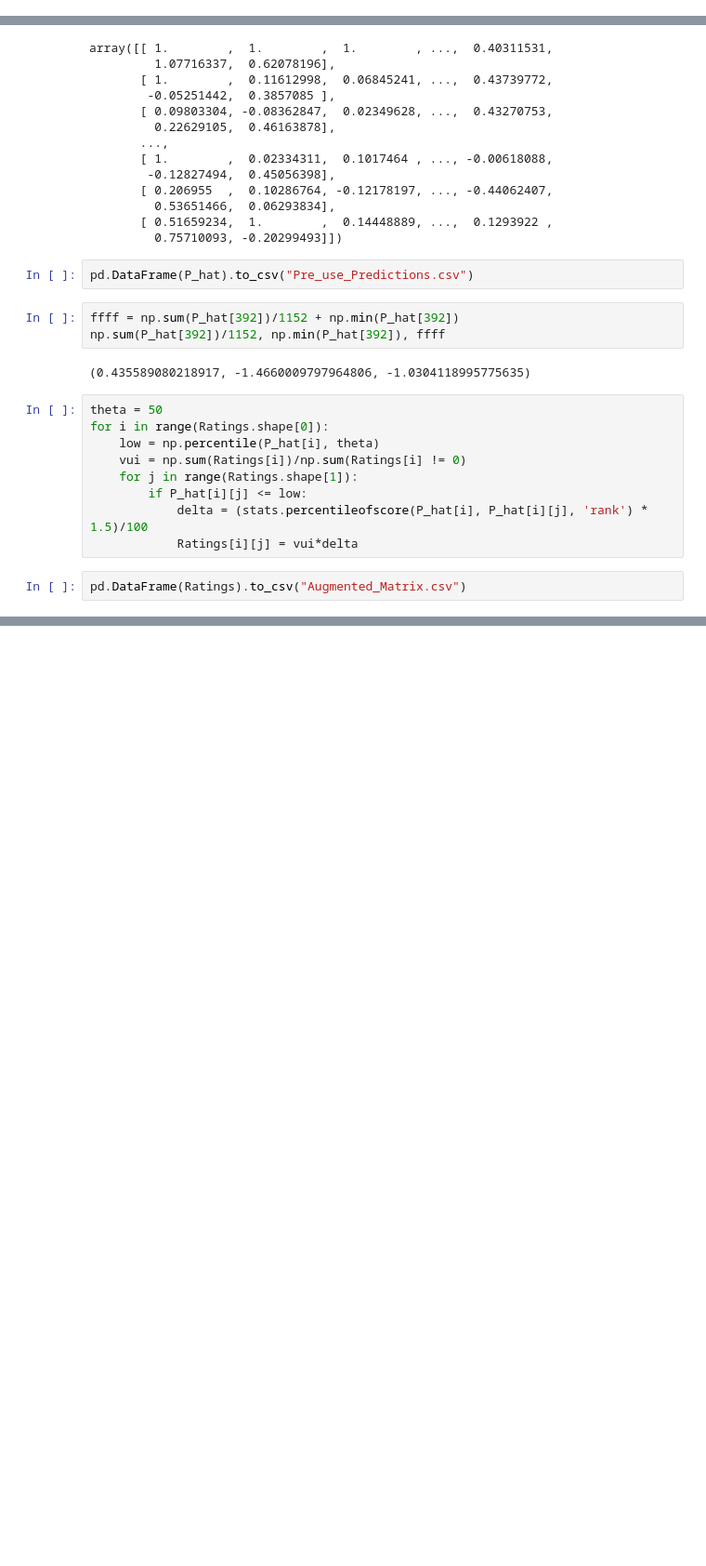
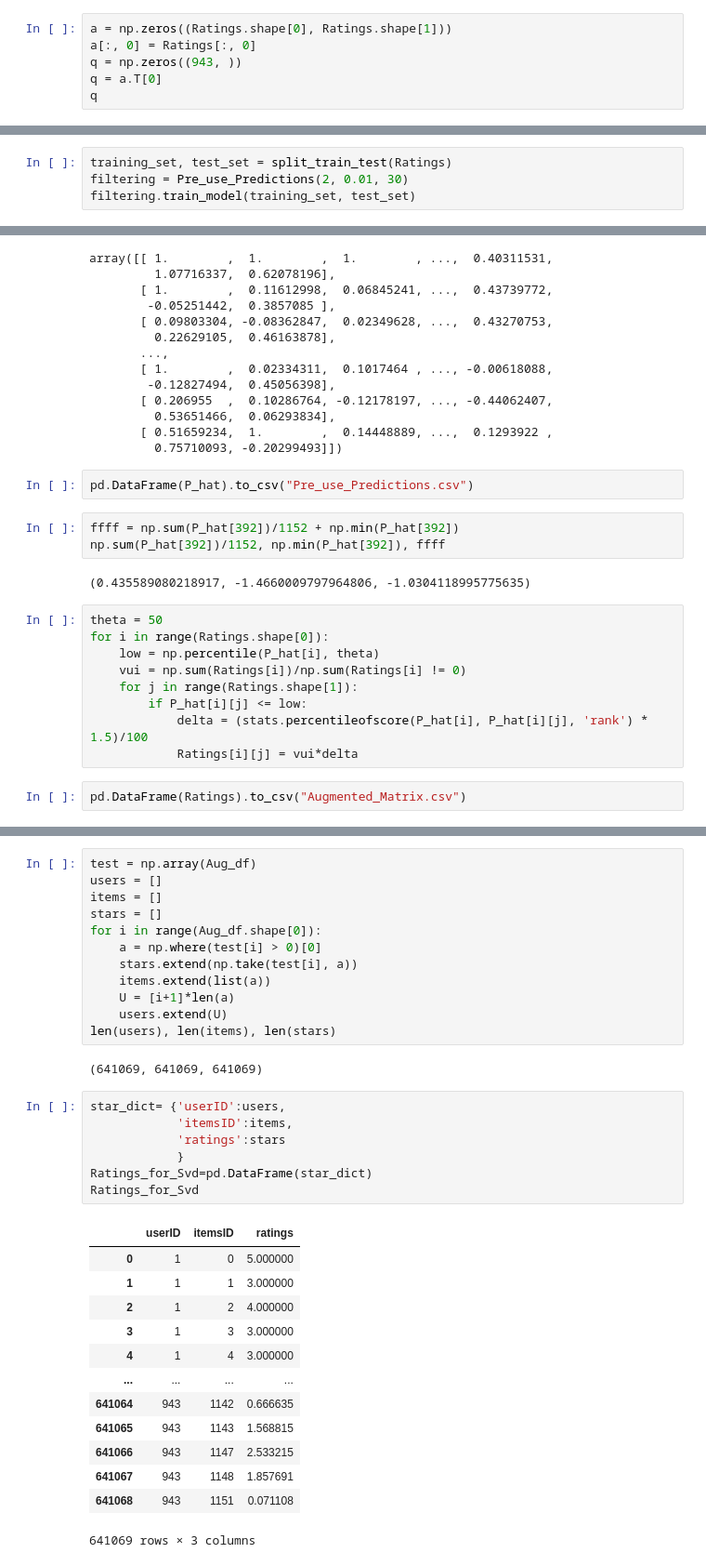
Before and after one commit to SiddhantThakur7/L-Injection-Recommendation-Systems, a Jupyter notebook: J Component.ipynb, the cells around one changed output, grey strips where cells are left out. Shown at 93% size. Saved outputs shown, nothing was run; the diff lists cells and outputs as text; blank space fills up the shorter version.

```diff
--- a/J Component.ipynb
+++ b/J Component.ipynb
@@ -248,0 +237,6 @@ item_wts.shape, user_wts.shape
+# %%
+a = np.zeros((Ratings.shape[0], Ratings.shape[1]))
+a[:, 0] = Ratings[:, 0]
+q = np.zeros((943, ))
+q = a.T[0]
+q
@@ -311,3 +353,7 @@ class Pre_use_Predictions:
         plt.xlabel('num of iterations')
         plt.ylabel('MSE val')
         plt.legend(loc = 'best')
+# %%
+training_set, test_set = split_train_test(Ratings)
+filtering = Pre_use_Predictions(2, 0.01, 30)
+filtering.train_model(training_set, test_set)
@@ -455,0 +525,35 @@ pd.DataFrame(Ratings).to_csv("Augmented_Matrix.csv")
+# %%
+test = np.array(Aug_df)
+users = []
+items = []
+stars = []
+for i in range(Aug_df.shape[0]):
+    a = np.where(test[i] > 0)[0]
+    stars.extend(np.take(test[i], a))
+    items.extend(list(a))
+    U = [i+1]*len(a)
+    users.extend(U)
+len(users), len(items), len(stars)
+# %% [output]
+(641069, 641069, 641069)
+# %%
+star_dict= {'userID':users,
+            'itemsID':items,
+            'ratings':stars
+            }
+Ratings_for_Svd=pd.DataFrame(star_dict)
+Ratings_for_Svd
+# %% [output]
+|  | userID | itemsID | ratings |
+| 0 | 1 | 0 | 5.000000 |
+| 1 | 1 | 1 | 3.000000 |
+| 2 | 1 | 2 | 4.000000 |
+| 3 | 1 | 3 | 3.000000 |
+| 4 | 1 | 4 | 3.000000 |
+| ... | ... | ... | ... |
+| 641064 | 943 | 1142 | 0.666635 |
+| 641065 | 943 | 1143 | 1.568815 |
+| 641066 | 943 | 1147 | 2.533215 |
+| 641067 | 943 | 1148 | 1.857691 |
+| 641068 | 943 | 1151 | 0.071108 |
+641069 rows × 3 columns
```
Also changed, not shown: parts of 12 cells of this notebook, 1 other file.
